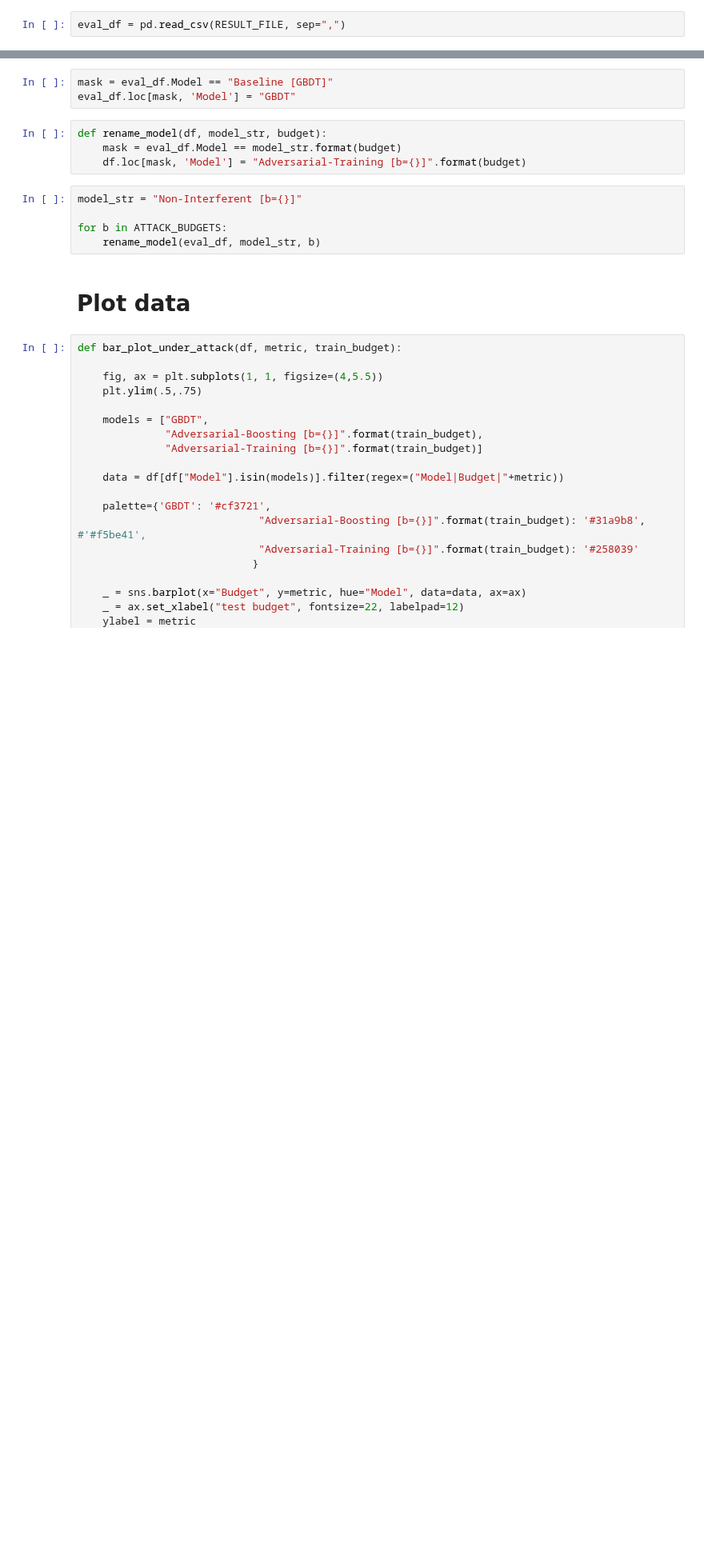
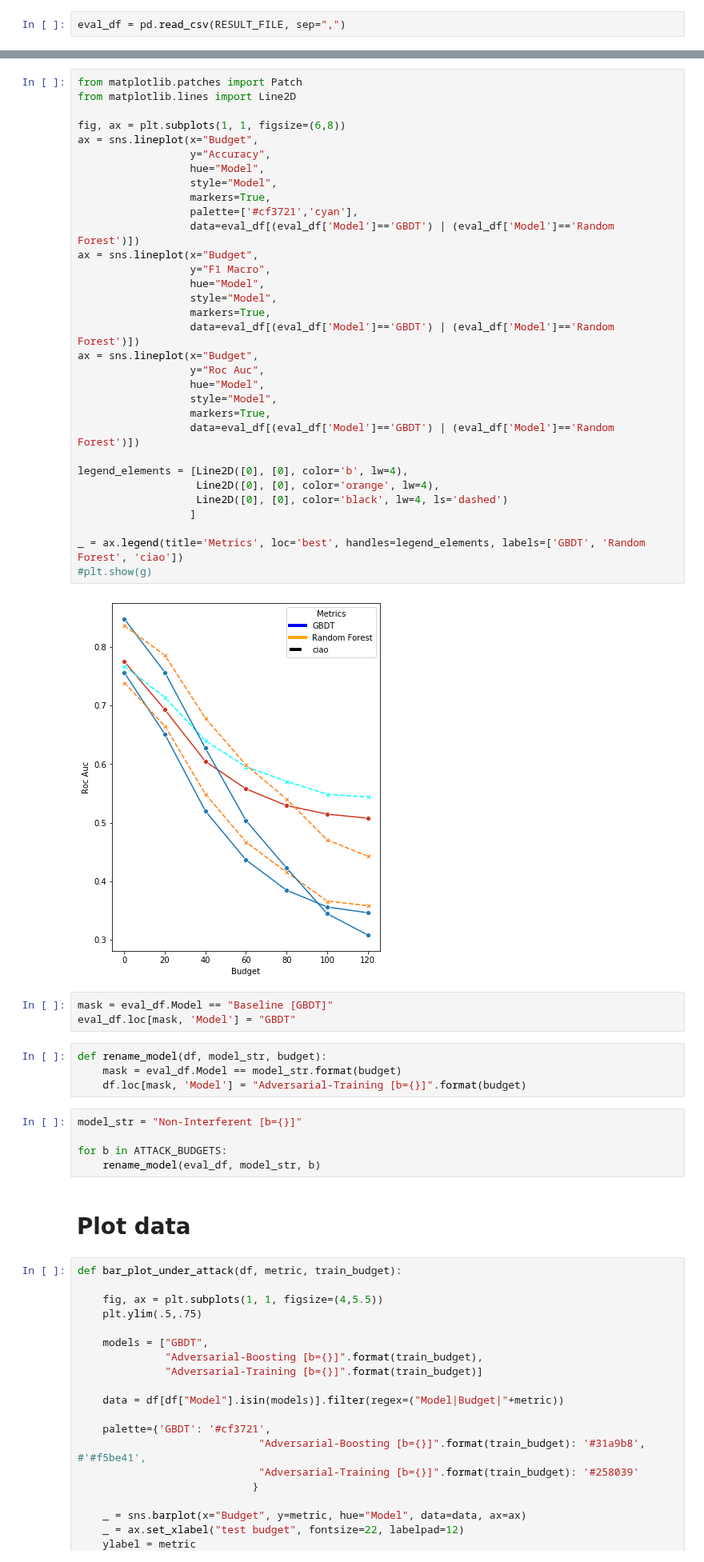
Before and after one commit to gtolomei/treant, a Jupyter notebook: src/Plotting.ipynb, the cells around one changed output, grey strips where cells are left out. Shown at 80% size. Drawn from its saved outputs; the diff is of its cells as text; blank space fills up the shorter version.

```diff
--- a/src/Plotting.ipynb
+++ b/src/Plotting.ipynb
@@ -23,3 +65,37 @@ eval_df.head()
+# %%
+from matplotlib.patches import Patch
+from matplotlib.lines import Line2D
+
+fig, ax = plt.subplots(1, 1, figsize=(6,8))
+ax = sns.lineplot(x="Budget",
+                  y="Accuracy",
+                  hue="Model",
+                  style="Model",
+                  markers=True,
+                  palette=['#cf3721','cyan'],
+                  data=eval_df[(eval_df['Model']=='GBDT') | (eval_df['Model']=='Random Forest')])
+ax = sns.lineplot(x="Budget",
+                  y="F1 Macro",
+                  hue="Model",
+                  style="Model",
+                  markers=True,
+                  data=eval_df[(eval_df['Model']=='GBDT') | (eval_df['Model']=='Random Forest')])
+ax = sns.lineplot(x="Budget",
+                  y="Roc Auc",
+                  hue="Model",
+                  style="Model",
+                  markers=True,
+                  data=eval_df[(eval_df['Model']=='GBDT') | (eval_df['Model']=='Random Forest')])
+
+legend_elements = [Line2D([0], [0], color='b', lw=4),
+                   Line2D([0], [0], color='orange', lw=4),
+                   Line2D([0], [0], color='black', lw=4, ls='dashed')
+                  ]
+
+_ = ax.legend(title='Metrics', loc='best', handles=legend_elements, labels=['GBDT', 'Random Forest', 'ciao'])
+#plt.show(g)
+# %% [output]
+[figure, added]
 # %%
 mask = eval_df.Model == "Baseline [GBDT]"
 eval_df.loc[mask, 'Model'] = "GBDT"
```
Also changed, not shown: parts of 11 cells of this notebook, 1 other file.
